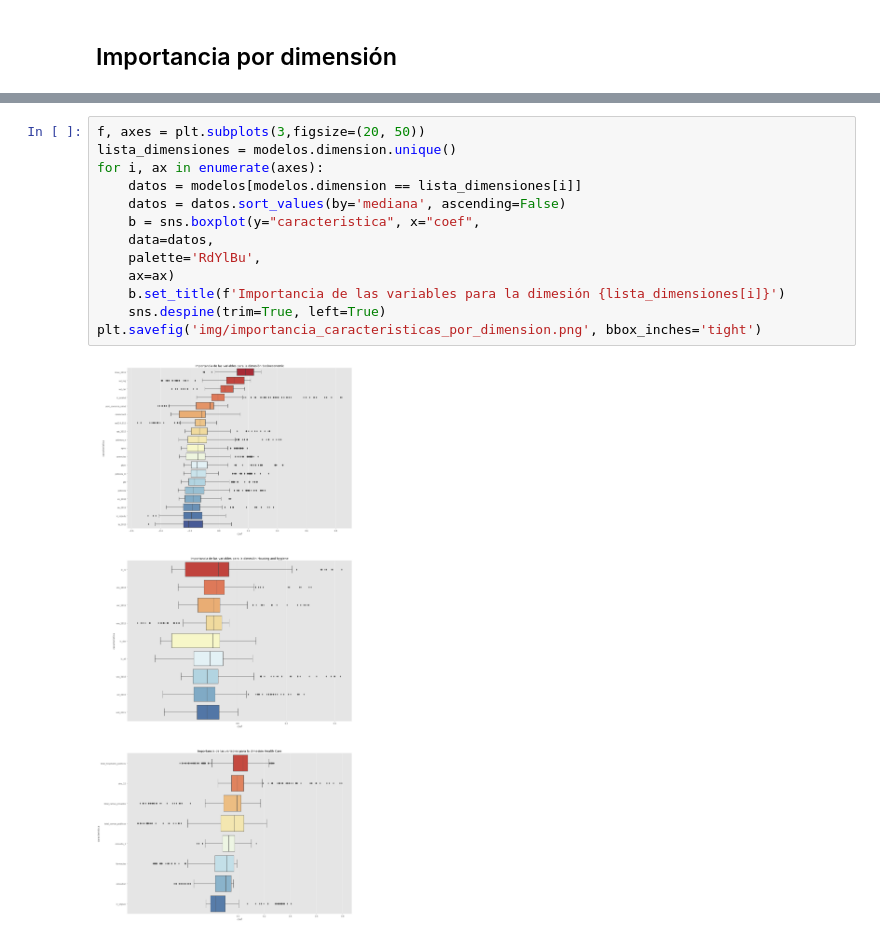
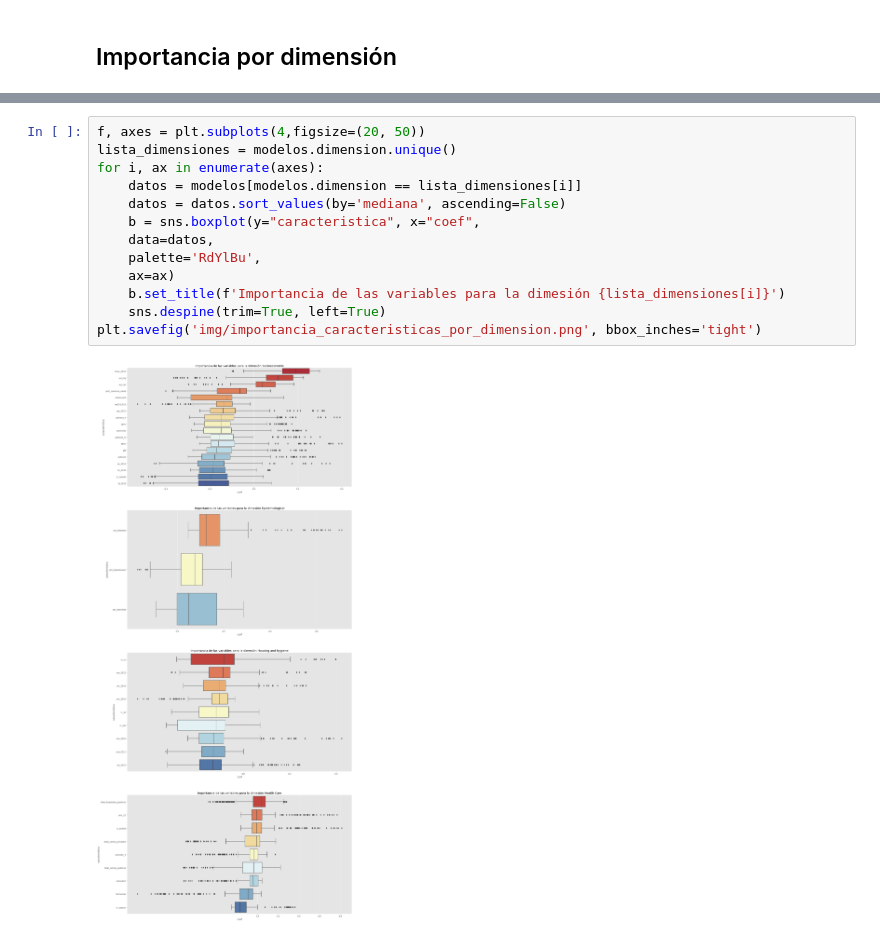
Before and after one commit to rausial/covid19_vulnerabilidad_mex, a Jupyter notebook: 05_Dimensiones_vulnerabilidad.ipynb, the cells around one changed output, grey strips where cells are left out. Drawn from its saved outputs; the diff is of its cells as text.

```diff
--- a/05_Dimensiones_vulnerabilidad.ipynb
+++ b/05_Dimensiones_vulnerabilidad.ipynb
@@ -114,15 +161,15 @@ array(['Socioeconomic', 'Housing and hygiene', 'Health Care',
 # %%
-f, axes = plt.subplots(3,figsize=(20, 50))
+f, axes = plt.subplots(4,figsize=(20, 50))
 lista_dimensiones = modelos.dimension.unique()
 for i, ax in enumerate(axes):
     datos = modelos[modelos.dimension == lista_dimensiones[i]]
     datos = datos.sort_values(by='mediana', ascending=False)
     b = sns.boxplot(y="caracteristica", x="coef",
     data=datos,
     palette='RdYlBu',
     ax=ax)
     b.set_title(f'Importancia de las variables para la dimesión {lista_dimensiones[i]}')
     sns.despine(trim=True, left=True)
 plt.savefig('img/importancia_caracteristicas_por_dimension.png', bbox_inches='tight')
 # %% [output]
-[figure, old version]
+[figure, new version]
```
Also changed, not shown: parts of 8 cells of this notebook.
